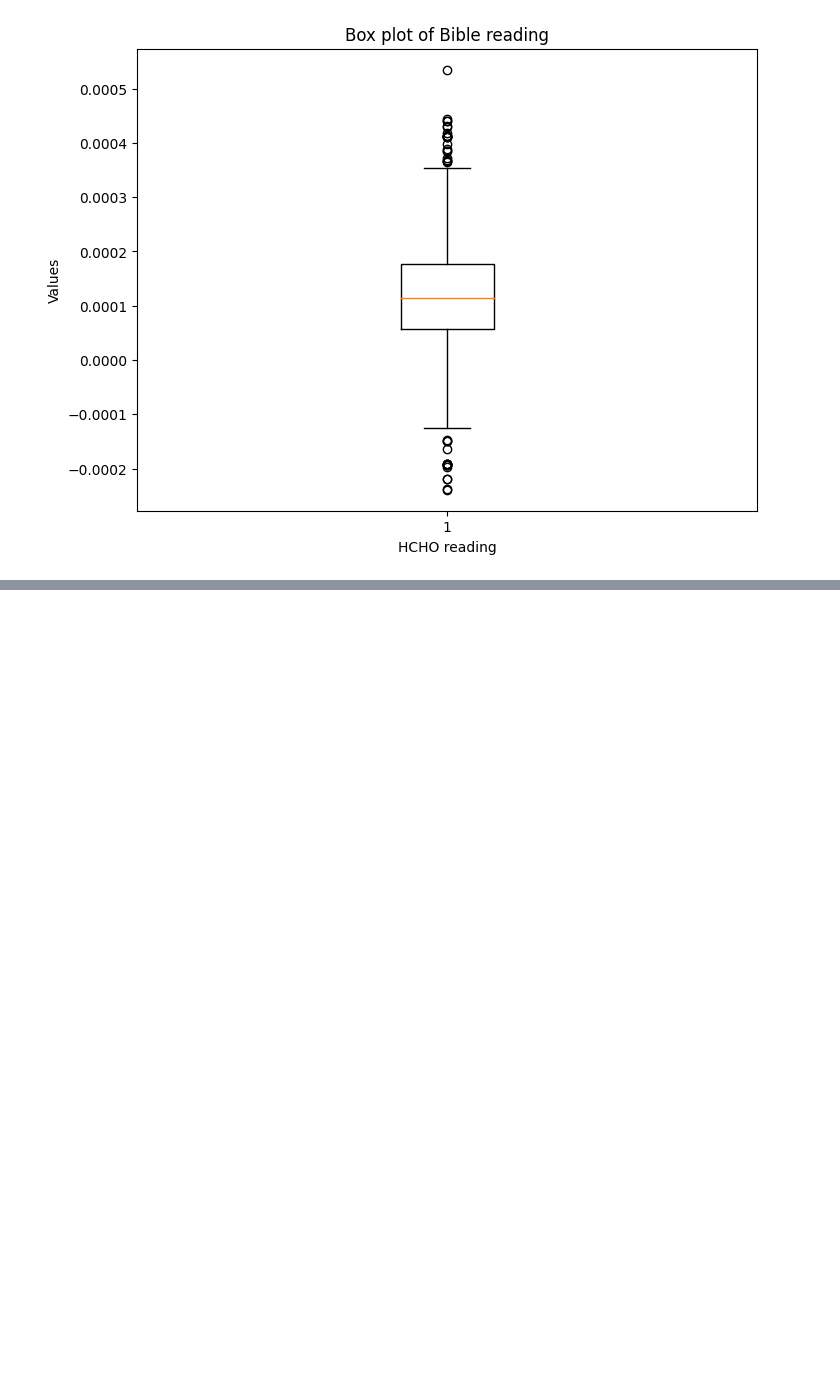
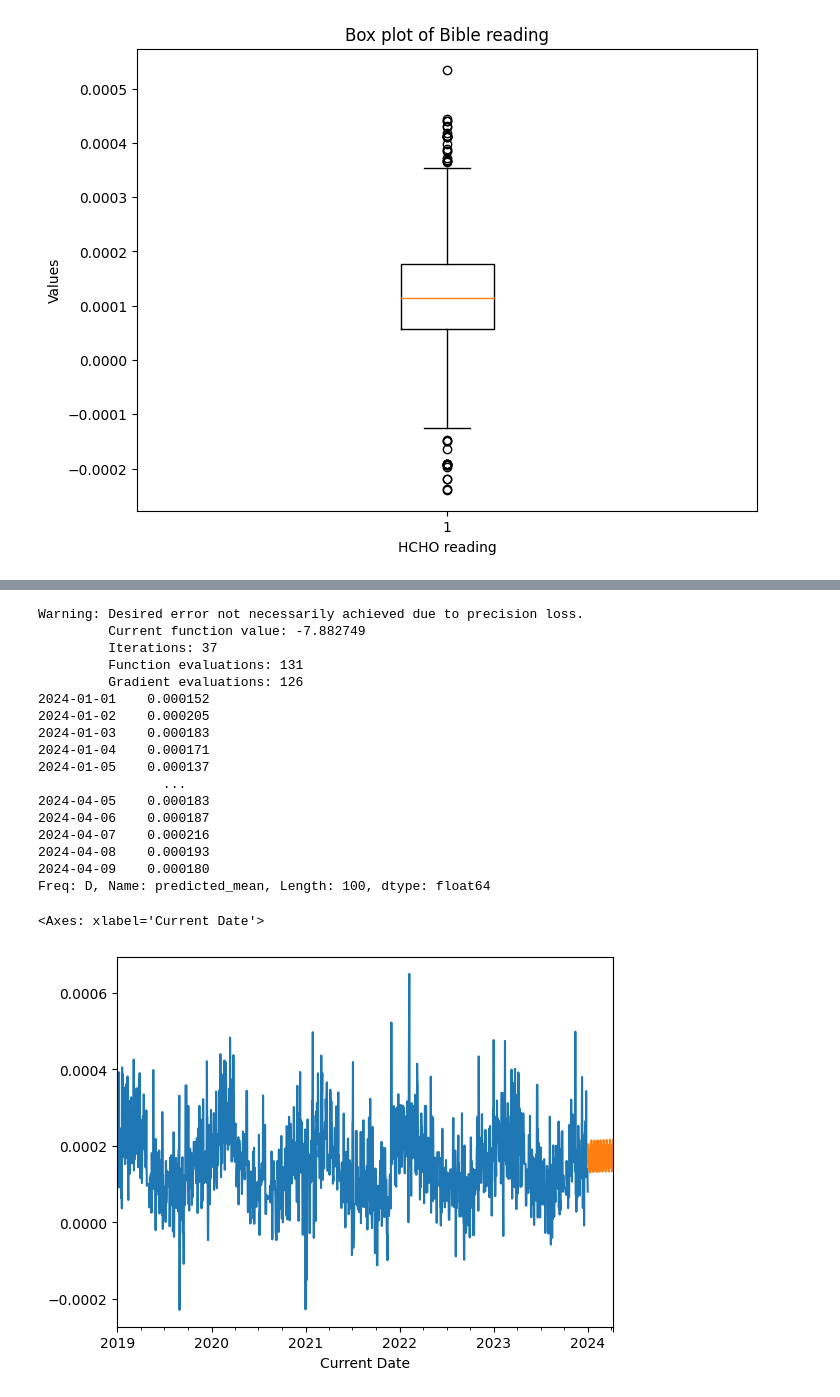
Before and after one commit to VanujaDesilva/Analyzing-HCHO-Gas-Levels-in-Sri-Lanka, a Jupyter notebook: DataPreProcessing.ipynb, the cells around one changed output, grey strips where cells are left out. Cells and saved outputs as stored; diff of their text form; code cells hidden in the pictures; blank space fills up the shorter version.

```diff
--- a/DataPreProcessing.ipynb
+++ b/DataPreProcessing.ipynb
@@ -612,13 +770,42 @@ forecast
 # %%
 # from statsmodels.tsa.statespace.sarimax import SARIMAX
-# import numpy as np
+# # Fit the SARIMA model
+# sarima_model = SARIMAX(colombo_array, order=(1, 1, 1), seasonal_order=(1, 1, 1, 12))
+# sarima_result = sarima_model.fit()
+# forecast_steps = 30
+# forecast = sarima_result.forecast(steps= forecast_steps)
 #
-# # Fit the SARIMA model
-# sarima_model = SARIMAX(colombo_df, order=(1, 1, 1), seasonal_order=(1, 1, 1, 12))
-# sarima_result = sarima_model.fit()
-#
-# # Visualization
-# plt.plot(colombo_df, label='Actual Data')
-# plt.plot(np.arange(len(colombo_df), len(colombo_df) + forecast_steps), forecast, label='Forecast')
-# plt.legend()
-# plt.show()
+# colombo_df["HCHO reading"].plot()
+# forecast.plot()
+from statsmodels.tsa.statespace.sarimax import SARIMAX
+# Fit the SARIMA model (example: assuming seasonal period of 12)
+sarima_model = SARIMAX(colombo_df["HCHO reading"], order=(1, 1, 1), seasonal_order=(1, 1, 1, 12))
+
+# Adjusting optimization parameters
+sarima_result = sarima_model.fit(maxiter=1000, method='bfgs', xtol=1e-6)
+
+# Generating forecast
+forecast = sarima_result.forecast(steps=100)
+print(forecast)
+colombo_df["HCHO reading"].plot()
+forecast.plot()
+# %% [output]
+Warning: Desired error not necessarily achieved due to precision loss.
+         Current function value: -7.882749
+         Iterations: 37
+         Function evaluations: 131
+         Gradient evaluations: 126
+2024-01-01    0.000152
+2024-01-02    0.000205
+2024-01-03    0.000183
+2024-01-04    0.000171
+2024-01-05    0.000137
+                ...
+2024-04-05    0.000183
+2024-04-06    0.000187
+2024-04-07    0.000216
+2024-04-08    0.000193
+2024-04-09    0.000180
+Freq: D, Name: predicted_mean, Length: 100, dtype: float64
+<Axes: xlabel='Current Date'>
+[figure, added]
```
Also changed, not shown: parts of 19 cells of this notebook.
